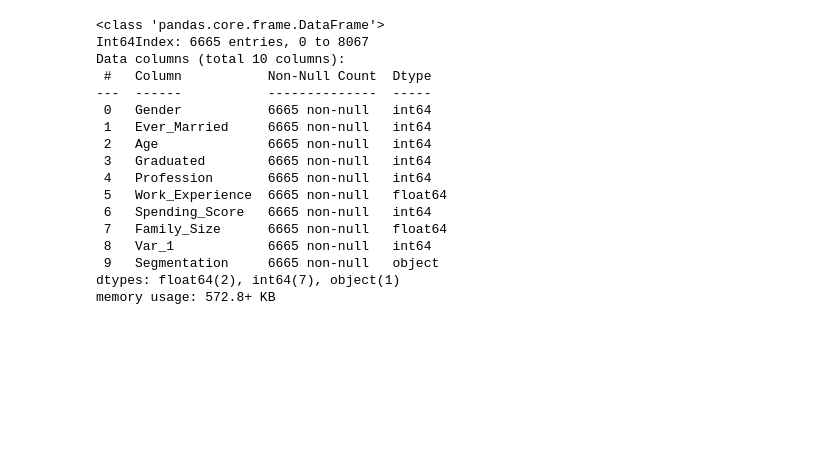
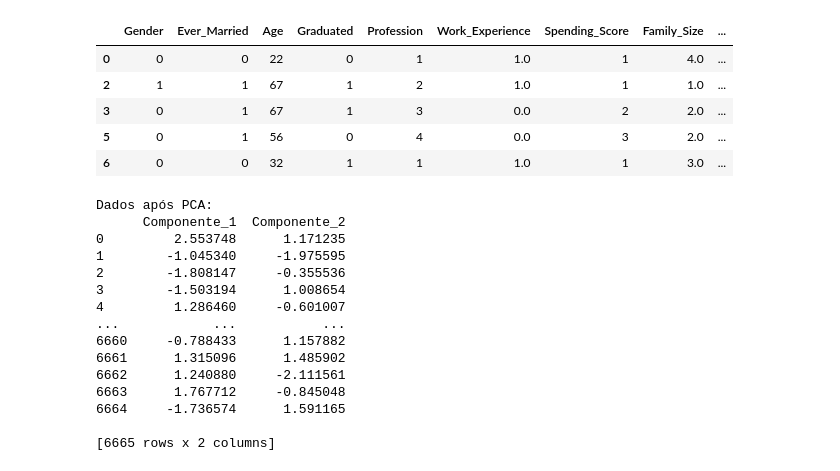
Before and after one commit to ronaldo-dck/AM-class, a Jupyter notebook: cluster/clustering.ipynb, the cells around one changed output. Drawn from its saved outputs; the diff is of its cells as text; code cells hidden in the pictures; blank space fills up the shorter version.

```diff
--- a/cluster/clustering.ipynb
+++ b/cluster/clustering.ipynb
@@ -18,51 +18,83 @@ df['Gender'] = df['Gender'].replace(mapeamento)
 
 mapeamento = {'No': 0, 'Yes':1}
 df['Ever_Married'] = df['Ever_Married'].replace(mapeamento)
 df['Graduated'] = df['Graduated'].replace(mapeamento)
 
 mapeamento = {
     'Healthcare': 1,
     'Engineer': 2,
     'Lawyer': 3,
     'Artist': 4,
     'Doctor': 5,
     'Homemaker': 6,
     'Entertainment': 7,
     'Marketing': 8,
     'Executive': 9
 }
 
 df['Profession'] = df['Profession'].replace(mapeamento)
 
 
 mapeamento = {
     'Low': 1,
     'High': 2,
     'Average': 3,
 }
 df['Spending_Score'] = df['Spending_Score'].replace(mapeamento)
 
 df['Spending_Score'].unique()
 
-df.info()
+
+
+X = df.iloc[:,:-1]
+Y = df.iloc[:,-1]
+X.head()
 # %% [output]
-<class 'pandas.core.frame.DataFrame'>
-Int64Index: 6665 entries, 0 to 8067
-Data columns (total 10 columns):
- #   Column           Non-Null Count  Dtype
----  ------           --------------  -----
- 0   Gender           6665 non-null   int64
- 1   Ever_Married     6665 non-null   int64
- 2   Age              6665 non-null   int64
- 3   Graduated        6665 non-null   int64
- 4   Profession       6665 non-null   int64
- 5   Work_Experience  6665 non-null   float64
- 6   Spending_Score   6665 non-null   int64
- 7   Family_Size      6665 non-null   float64
- 8   Var_1            6665 non-null   int64
- 9   Segmentation     6665 non-null   object
-dtypes: float64(2), int64(7), object(1)
-memory usage: 572.8+ KB
+|  | Gender | Ever_Married | Age | Graduated | Profession | Work_Experience | Spending_Score | Family_Size | ... |
+| 0 | 0 | 0 | 22 | 0 | 1 | 1.0 | 1 | 4.0 | ... |
+| 2 | 1 | 1 | 67 | 1 | 2 | 1.0 | 1 | 1.0 | ... |
+| 3 | 0 | 1 | 67 | 1 | 3 | 0.0 | 2 | 2.0 | ... |
+| 5 | 0 | 1 | 56 | 0 | 4 | 0.0 | 3 | 2.0 | ... |
+| 6 | 0 | 0 | 32 | 1 | 1 | 1.0 | 1 | 3.0 | ... |
+# %%
+import pandas as pd
+from sklearn.decomposition import PCA
+from sklearn.preprocessing import StandardScaler
+
+# Exemplo de conjunto de dados
+
+# Passo 1: Normalizar os dados (opcional, mas recomendado)
+scaler = StandardScaler()
+df_normalizado = scaler.fit_transform(X)
+
+# Passo 2: Aplicar PCA
+pca = PCA(n_components=2)  # Reduzir para 2 componentes principais
+pca.fit(df_normalizado)
+
+# Passo 3: Transformar os dados
+df_pca = pca.transform(df_normalizado)
+
+# Convertendo o resultado para um DataFrame para melhor visualização
+df_pca = pd.DataFrame(df_pca, columns=['Componente_1', 'Componente_2'])
+
+print("Dados após PCA:")
+print(df_pca)
+# %% [output]
+Dados após PCA:
+      Componente_1  Componente_2
+0         2.553748      1.171235
+1        -1.045340     -1.975595
+2        -1.808147     -0.355536
+3        -1.503194      1.008654
+4         1.286460     -0.601007
+...            ...           ...
+6660     -0.788433      1.157882
+6661      1.315096      1.485902
+6662      1.240880     -2.111561
+6663      1.767712     -0.845048
+6664     -1.736574      1.591165
+
+[6665 rows x 2 columns]
 # %%
 from sklearn.cluster import KMeans
 from sklearn import metrics
```
Also changed, not shown: parts of 3 cells of this notebook.
